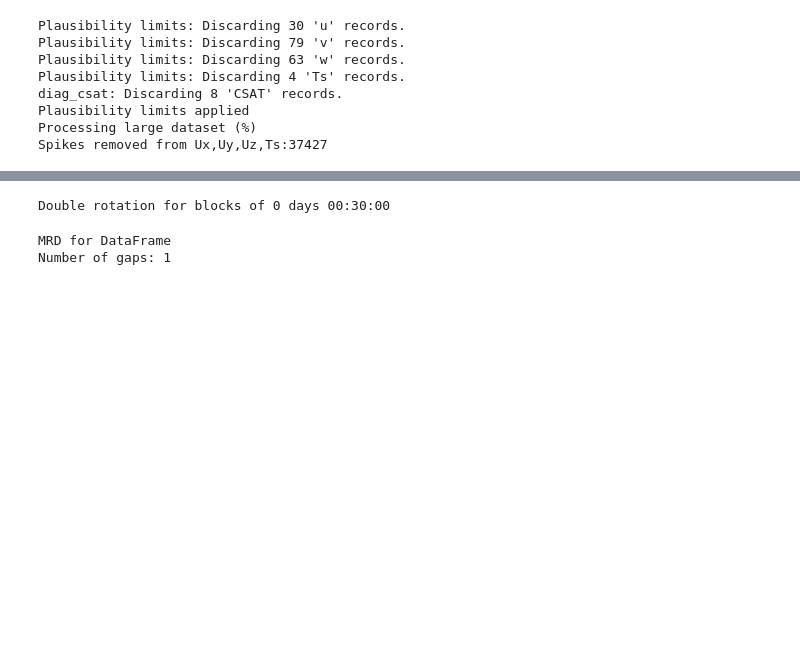
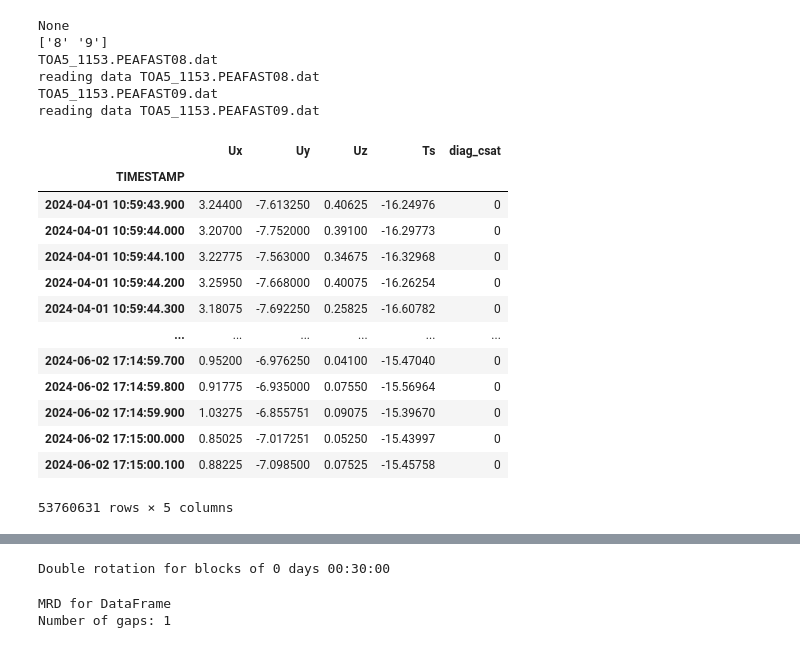
Before and after one commit to Rainette9/DataProcessingScripts, a Jupyter notebook: Data_preprocess.ipynb, the cells around one changed output, grey strips where cells are left out. Saved outputs shown, nothing was run; the diff lists cells and outputs as text; code cells hidden in the pictures; blank space fills up the shorter version.

Commit message:
16 an 26 m files process

```diff
--- a/Data_preprocess.ipynb
+++ b/Data_preprocess.ipynb
@@ -65,3 +42,66 @@ plim, calibration_coefficients, heights = get_sensor_info(sensor, 2024)
+# %%
+folder='/run/user/72637/gvfs/smb-share:server=memobi.wsl.ch,share=pub/Turbulence/PEA/Season_2024-2025/DATA/MET/converted/'
+folder='/home/engbers/Documents/PhD/EC_data_convert/converted/'
+sensor='CSAT'
+start='2024-01-01 00:00'
+end='2025-03-01 00:00'
+
+"""GET SENSOR INFO"""
+plim, calibration_coefficients, heights = get_sensor_info(sensor, 2024)
+
+"""READ FAST AND SLOW DATA from folder"""
+
+# fastdata=read_data(folder, 'fast', sensor, start, end)
+file_numbers_array = [i for i in range(8, 9, 1)]
+for file_number in file_numbers_array:
+    file_numbers = np.arange(file_number, file_number + 2).astype(int).astype(str)
+    print(file_numbers)
+    fastdata=read_data(folder, 'fast', sensor, start, end, file_numbers=file_numbers)
+
+    fastdata_CSAT16 = pd.DataFrame()
+    fastdata_CSAT26 = pd.DataFrame()
+
+    # Assign columns and copy attributes
+    fastdata_CSAT16[['Ux', 'Uy', 'Uz', 'Ts', 'diag_csat']] = fastdata[['Ux1', 'Uy1', 'Uz1', 'Ts1', 'diag_csat1']]
+    fastdata_CSAT26[['Ux', 'Uy', 'Uz', 'Ts', 'diag_csat']] = fastdata[['Ux2', 'Uy2', 'Uz2', 'Ts2', 'diag_csat2']]
+
+    # Assign attributes (units) to each column
+    fastdata_CSAT16.attrs['units'] = {'Ux': 'm/s', 'Uy': 'm/s', 'Uz': 'm/s', 'Ts': 'degC', 'diag_csat': 'none'}
+    fastdata_CSAT26.attrs['units'] = {'Ux': 'm/s', 'Uy': 'm/s', 'Uz': 'm/s', 'Ts': 'degC', 'diag_csat': 'none'}
+    """DESPIKE FASTDATA"""
+    despiked_fastdata_CSAT16=despike_fast_MAD(fastdata_CSAT16, None, plim, 'CSAT16', plot_despike=False)
+    """SAVE DESPIKED DATA"""
+    output_folder=f'/home/engbers/Documents/PhD/EC_data_convert/CSAT_16m/20240{file_number}'
+    save_despiked_data(fastdata_CSAT16, despiked_fastdata_CSAT16, output_folder, sensor)
+    """DESPIKE FASTDATA"""
+    despiked_fastdata_CSAT26=despike_fast_MAD(fastdata_CSAT26, None, plim, 'CSAT26', plot_despike=False)
+    """SAVE DESPIKED DATA"""
+    output_folder=f'/home/engbers/Documents/PhD/EC_data_convert/CSAT_26m/20240{file_number}'
+    save_despiked_data(fastdata_CSAT26, despiked_fastdata_CSAT26, output_folder, sensor)
+# %% [output]
+None
+['8' '9']
+TOA5_1153.PEAFAST08.dat
+reading data TOA5_1153.PEAFAST08.dat
+TOA5_1153.PEAFAST09.dat
+reading data TOA5_1153.PEAFAST09.dat
+# %%
+fastdata_CSAT16
+# %% [output]
+|  | Ux | Uy | Uz | Ts | diag_csat |
+| TIMESTAMP |  |  |  |  |  |
+| 2024-04-01 10:59:43.900 | 3.24400 | -7.613250 | 0.40625 | -16.24976 | 0 |
+| 2024-04-01 10:59:44.000 | 3.20700 | -7.752000 | 0.39100 | -16.29773 | 0 |
+| 2024-04-01 10:59:44.100 | 3.22775 | -7.563000 | 0.34675 | -16.32968 | 0 |
+| 2024-04-01 10:59:44.200 | 3.25950 | -7.668000 | 0.40075 | -16.26254 | 0 |
+| 2024-04-01 10:59:44.300 | 3.18075 | -7.692250 | 0.25825 | -16.60782 | 0 |
+| ... | ... | ... | ... | ... | ... |
+| 2024-06-02 17:14:59.700 | 0.95200 | -6.976250 | 0.04100 | -15.47040 | 0 |
+| 2024-06-02 17:14:59.800 | 0.91775 | -6.935000 | 0.07550 | -15.56964 | 0 |
+| 2024-06-02 17:14:59.900 | 1.03275 | -6.855751 | 0.09075 | -15.39670 | 0 |
+| 2024-06-02 17:15:00.000 | 0.85025 | -7.017251 | 0.05250 | -15.43997 | 0 |
+| 2024-06-02 17:15:00.100 | 0.88225 | -7.098500 | 0.07525 | -15.45758 | 0 |
+53760631 rows × 5 columns
 # %%
 fastdata_CSAT16 = pd.DataFrame()
 fastdata_CSAT26 = pd.DataFrame()
@@ -73,15 +113,3 @@ fastdata_CSAT26[['Ux', 'Uy', 'Uz', 'Ts', 'diag_csat']] = fastdata[['Ux2', 'Uy2',
 # Assign attributes (units) to each column
 fastdata_CSAT16.attrs['units'] = {'Ux': 'm/s', 'Uy': 'm/s', 'Uz': 'm/s', 'Ts': 'degC', 'diag_csat': 'none'}
 fastdata_CSAT26.attrs['units'] = {'Ux': 'm/s', 'Uy': 'm/s', 'Uz': 'm/s', 'Ts': 'degC', 'diag_csat': 'none'}
-# %%
-"""DESPIKE FASTDATA"""
-despiked_fastdata_CSAT26=despike_fast_MAD(fastdata_CSAT26, None, plim, 'CSAT26', plot_despike=False)
-# %% [output]
-Plausibility limits: Discarding 30 'u' records.
-Plausibility limits: Discarding 79 'v' records.
-Plausibility limits: Discarding 63 'w' records.
-Plausibility limits: Discarding 4 'Ts' records.
-diag_csat: Discarding 8 'CSAT' records.
-Plausibility limits applied
-Processing large dataset (%)
-Spikes removed from Ux,Uy,Uz,Ts:37427
```
Also changed, not shown: parts of 6 cells of this notebook, 3 other files.
